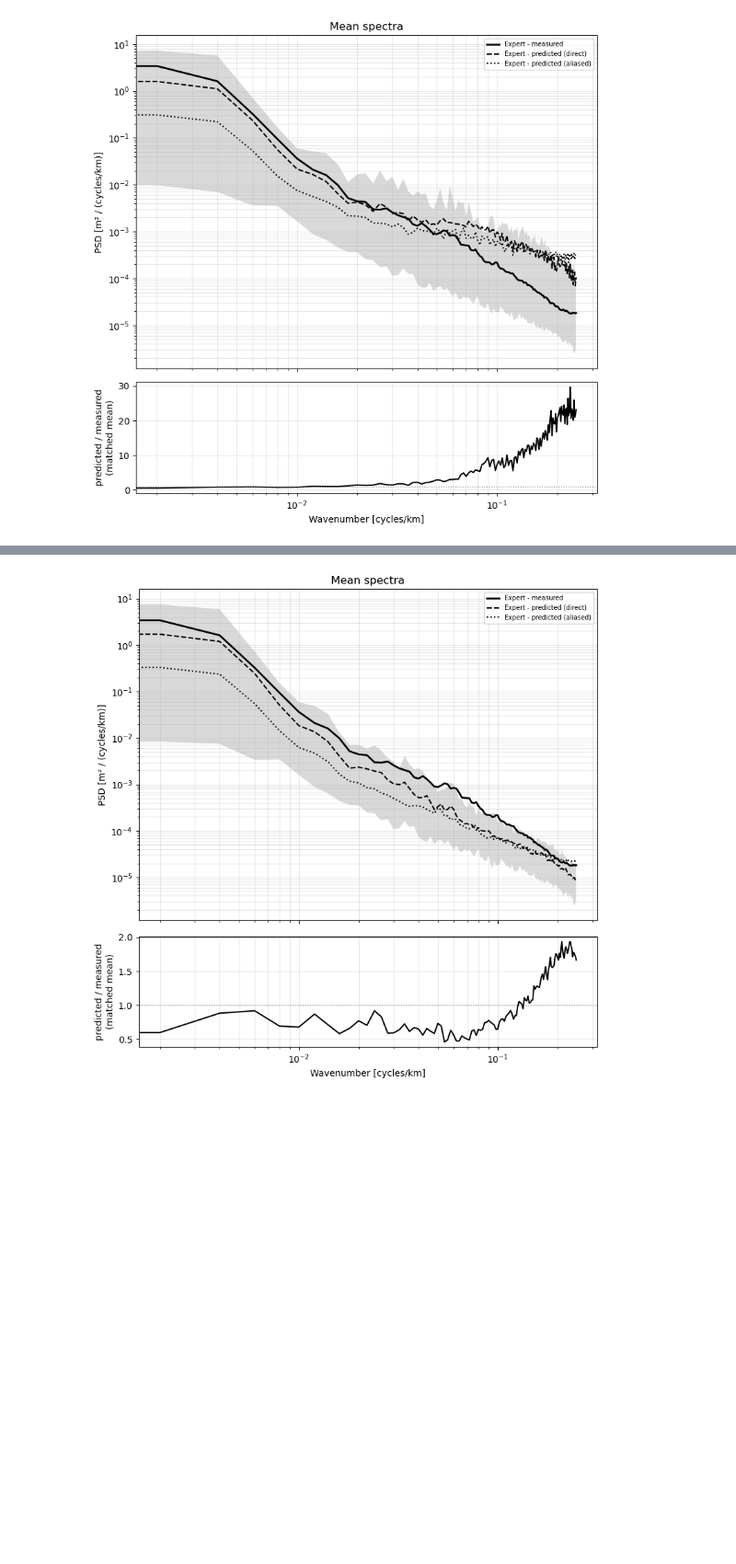
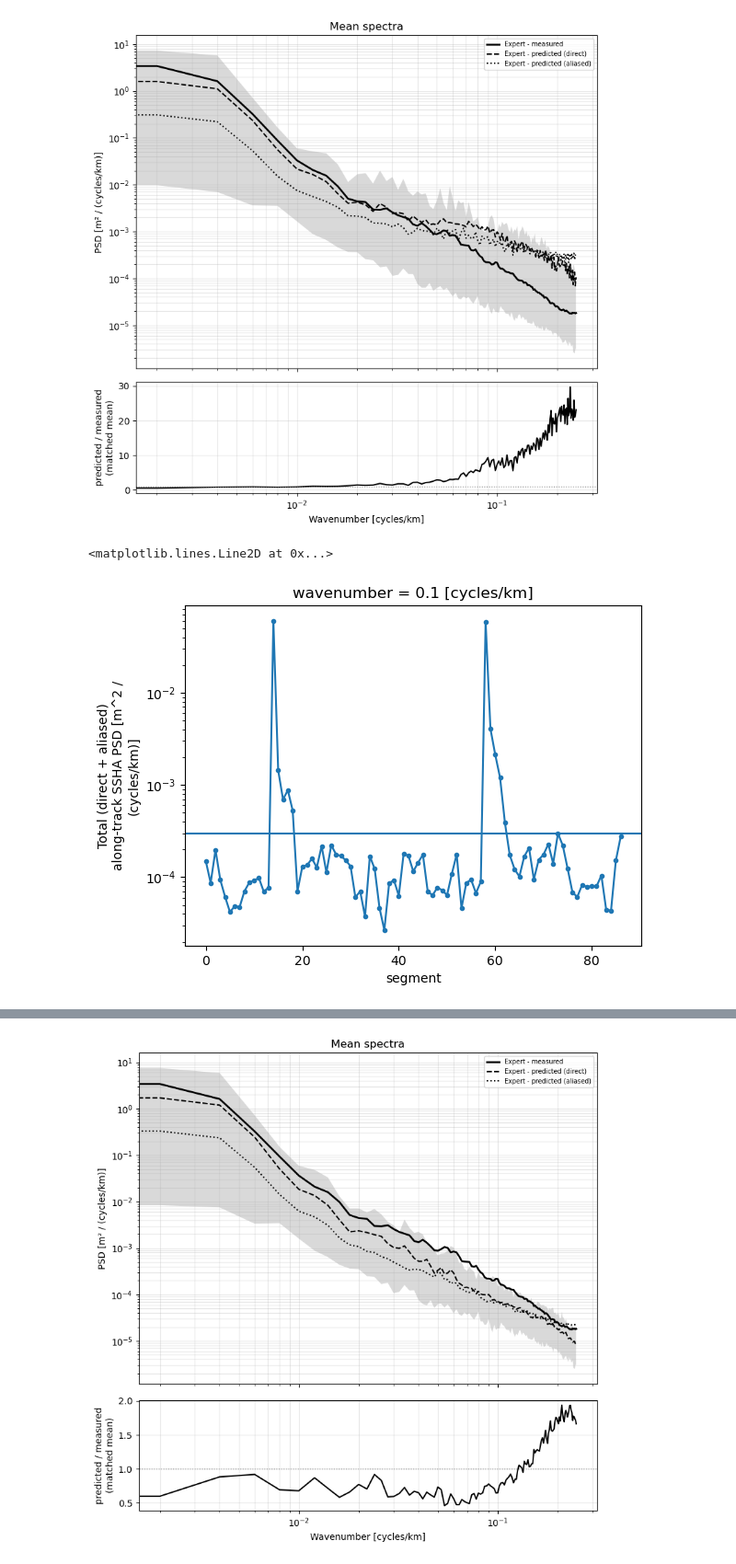
Before and after one commit to zcasparco/SWOT_UHH, a Jupyter notebook: dev/Unsmoothed_to_Expert_aliasing-Copy1.ipynb, the cells around one changed output, grey strips where cells are left out. Shown at 92% size. Cells and saved outputs as stored; diff of their text form; code cells hidden in the pictures; blank space fills up the shorter version.

```diff
--- a/dev/Unsmoothed_to_Expert_aliasing-Copy1.ipynb
+++ b/dev/Unsmoothed_to_Expert_aliasing-Copy1.ipynb
@@ -596,3 +596,9 @@ axs[1].grid(True, which='both', alpha=0.3)
 fig.tight_layout()
 # %% [output]
 [figure]
+# %%
+recs_01.total_psd.plot(yscale='log',marker='.')
+plt.axhline(3e-4)
+# %% [output]
+<matplotlib.lines.Line2D at 0x...>
+[figure, added]
```
Also changed, not shown: parts of 5 cells of this notebook, 7 other files.
